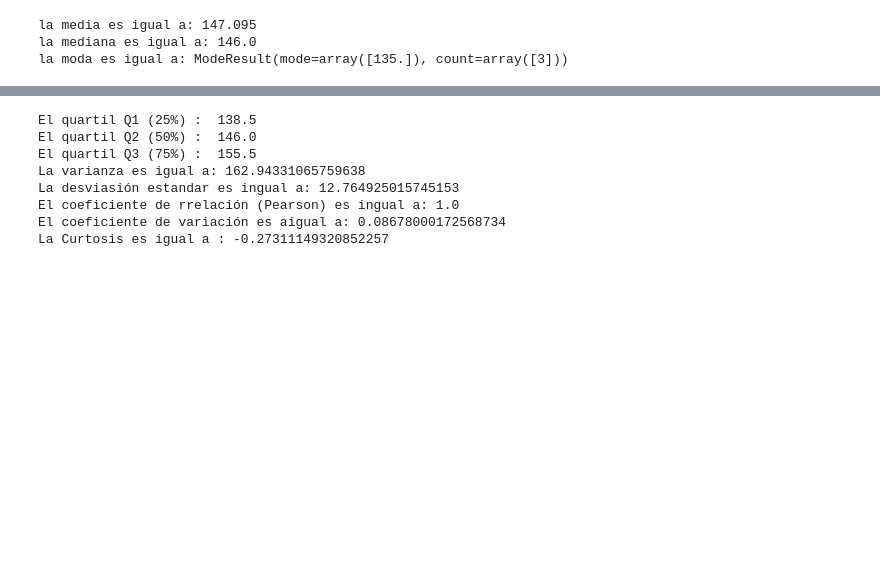
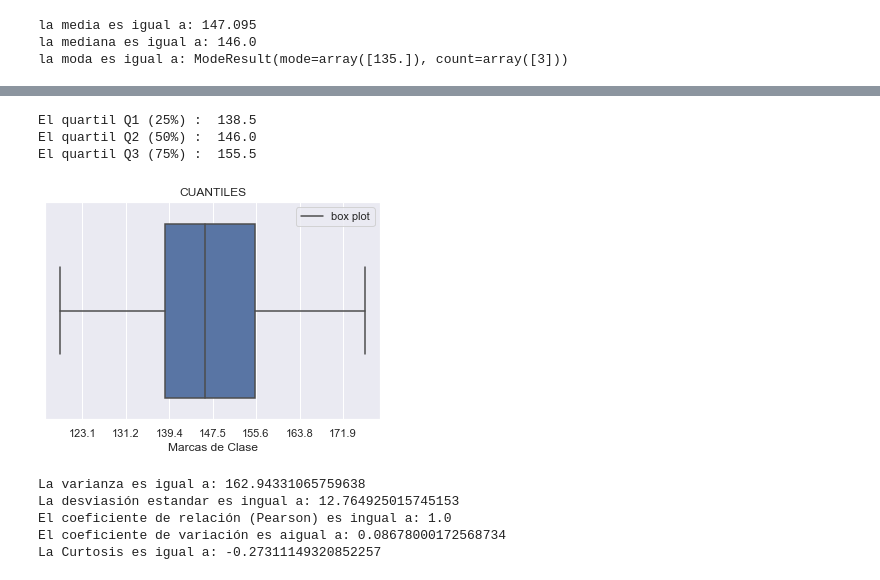
Before and after one commit to gisosdeb/ISP, a Jupyter notebook: statistic_unam/estadística_descriptiva/tareas/ejercicio_1.ipynb, the cells around one changed output, grey strips where cells are left out. Drawn from its saved outputs; the diff is of its cells as text; code cells hidden in the pictures; blank space fills up the shorter version.

```diff
--- a/statistic_unam/estadística_descriptiva/tareas/ejercicio_1.ipynb
+++ b/statistic_unam/estadística_descriptiva/tareas/ejercicio_1.ipynb
@@ -265,25 +252,35 @@ fig.tight_layout()
 # %%
 print("El quartil Q1 (25%) : ", np.quantile(np_datos, .25))
 print("El quartil Q2 (50%) : ", np.quantile(np_datos, .50))
 print("El quartil Q3 (75%) : ", np.quantile(np_datos, .75))
 
-# Cálculos usando el módulo Scipy Statistics "(numpy¶) functions" en el apartado de Averages and variances:
+# QUANTILES:
+""""""
+q=sns.boxplot(np_datos)
+plt.xticks(macl)
+plt.title('CUANTILES')
+plt.xlabel('Marcas de Clase')
+plt.legend(['box plot'])
+plt.show()
+
+# Cálculos usando el módulo Scipy Statistics (numpy) functions" en el apartado de Averages and variances:
 """"""
 print("La varianza es igual a: "+str(np.var(np_datos)))
 print("La desviasión estandar es ingual a: "+str(np.std(np_datos)))
-print("El coeficiente de rrelación (Pearson) es ingual a: "+str(np.corrcoef(np_datos)))
+print("El coeficiente de relación (Pearson) es ingual a: "+str(np.corrcoef(np_datos)))
 
 
 # Cálculos usando el módulo Scipy Statistics "(scipy.stats) functions" en el apartado de Summary statistics:
 """"""
 print("El coeficiente de variación es aigual a: "+str(stats.variation(np_datos)))
-print("La Curtosis es igual a : "+str(stats.kurtosis(np_datos)))
+print("La Curtosis es igual a: "+str(stats.kurtosis(np_datos)))
 # %% [output]
 El quartil Q1 (25%) :  138.5
 El quartil Q2 (50%) :  146.0
 El quartil Q3 (75%) :  155.5
-La varianza es igual a: 162.94331065759638
-La desviasión estandar es ingual a: 12.764925015745153
-El coeficiente de rrelación (Pearson) es ingual a: 1.0
-El coeficiente de variación es aigual a: 0.08678000172568734
-La Curtosis es igual a : -0.27311149320852257
+[figure, added]
+La varianza es igual a: 162.94331065759638
+La desviasión estandar es ingual a: 12.764925015745153
+El coeficiente de relación (Pearson) es ingual a: 1.0
+El coeficiente de variación es aigual a: 0.08678000172568734
+La Curtosis es igual a: -0.27311149320852257
```
Also changed, not shown: parts of 22 cells of this notebook, 3 other files.
